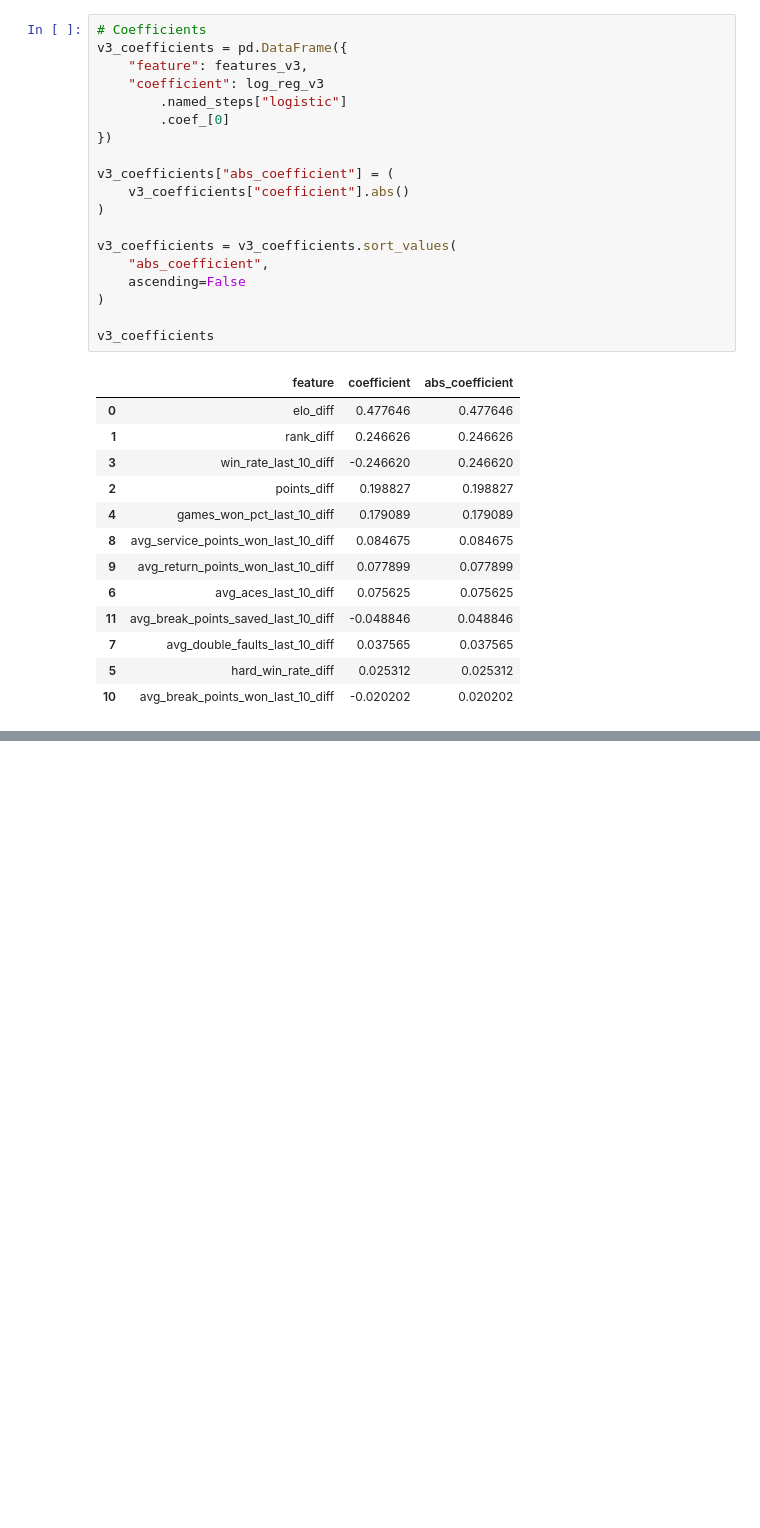
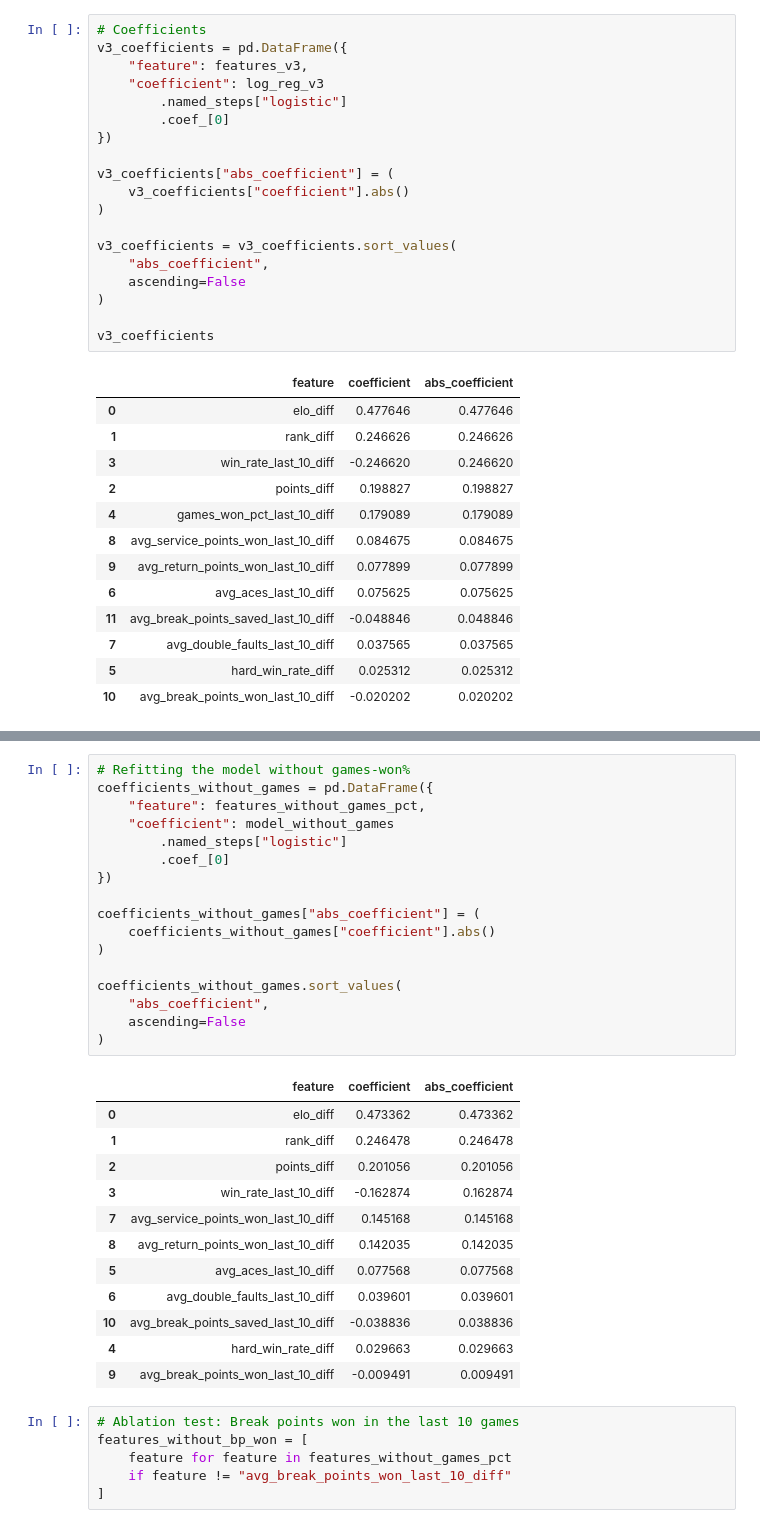
Before and after one commit to chirag330/Tennis-ML-Predictor---US-Open, a Jupyter notebook: Main.ipynb, the cells around one changed output, grey strips where cells are left out. Drawn from its saved outputs; the diff is of its cells as text; blank space fills up the shorter version.

Commit message:
Added audits and ablation tests for V3

```diff
--- a/Main.ipynb
+++ b/Main.ipynb
@@ -2302,0 +2461,36 @@ v3_coefficients
+# %%
+# Refitting the model without games-won%
+coefficients_without_games = pd.DataFrame({
+    "feature": features_without_games_pct,
+    "coefficient": model_without_games
+        .named_steps["logistic"]
+        .coef_[0]
+})
+
+coefficients_without_games["abs_coefficient"] = (
+    coefficients_without_games["coefficient"].abs()
+)
+
+coefficients_without_games.sort_values(
+    "abs_coefficient",
+    ascending=False
+)
+# %% [output]
+|  | feature | coefficient | abs_coefficient |
+| 0 | elo_diff | 0.473362 | 0.473362 |
+| 1 | rank_diff | 0.246478 | 0.246478 |
+| 2 | points_diff | 0.201056 | 0.201056 |
+| 3 | win_rate_last_10_diff | -0.162874 | 0.162874 |
+| 7 | avg_service_points_won_last_10_diff | 0.145168 | 0.145168 |
+| 8 | avg_return_points_won_last_10_diff | 0.142035 | 0.142035 |
+| 5 | avg_aces_last_10_diff | 0.077568 | 0.077568 |
+| 6 | avg_double_faults_last_10_diff | 0.039601 | 0.039601 |
+| 10 | avg_break_points_saved_last_10_diff | -0.038836 | 0.038836 |
+| 4 | hard_win_rate_diff | 0.029663 | 0.029663 |
+| 9 | avg_break_points_won_last_10_diff | -0.009491 | 0.009491 |
+# %%
+# Ablation test: Break points won in the last 10 games
+features_without_bp_won = [
+    feature for feature in features_without_games_pct
+    if feature != "avg_break_points_won_last_10_diff"
+]
```
Also changed, not shown: parts of 9 cells of this notebook.
